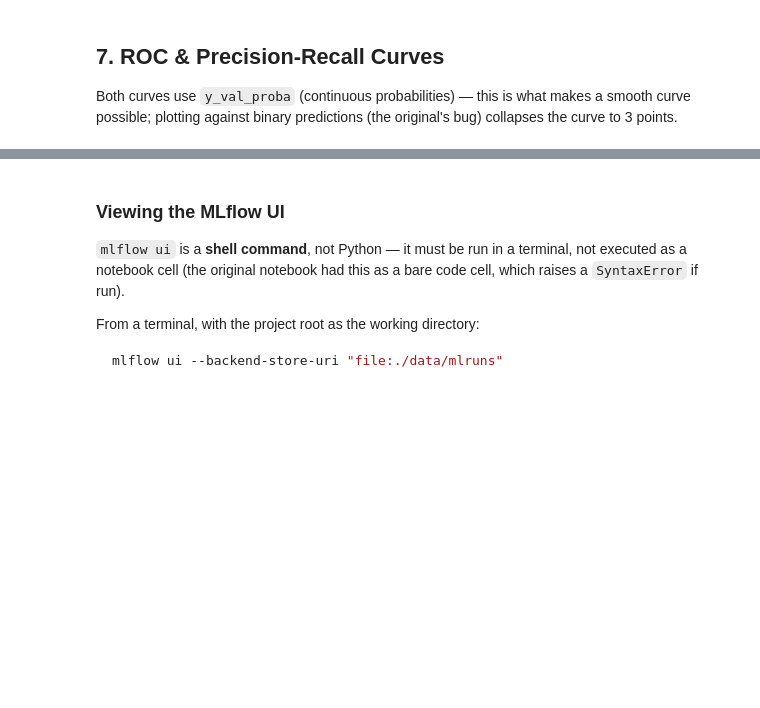
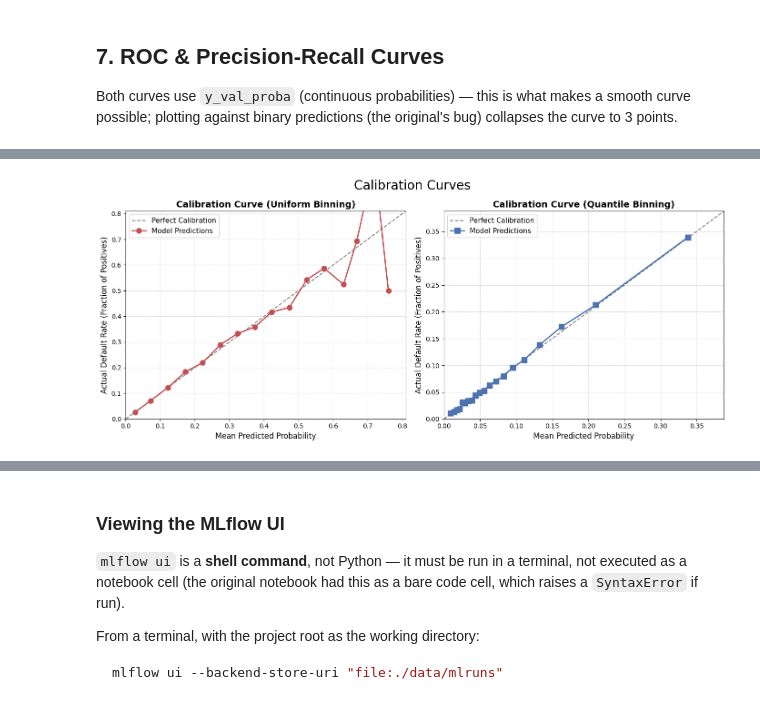
Before and after one commit to domjoseph2000/Credit_Risk_Analytics_Engine, a Jupyter notebook: src/Model-Training/LightGBM_v3/Model_LightGBM_v3.ipynb, the cells around one changed output, grey strips where cells are left out. Cells and saved outputs as stored; diff of their text form; code cells hidden in the pictures; blank space fills up the shorter version.

```diff
--- a/src/Model-Training/LightGBM_v3/Model_LightGBM_v3.ipynb
+++ b/src/Model-Training/LightGBM_v3/Model_LightGBM_v3.ipynb
@@ -314,0 +325,55 @@ handles categorical dtype reconstruction at inference time.
+# %%
+from sklearn.calibration import calibration_curve
+
+# Number of bins to divide the probabilities into
+N_BINS = 20
+
+# Calculate Calibration Curves using scikit-learn
+
+# Strategy 1: Uniform (Equal-width probability ranges, e.g., 0-10%, 10-20%)
+prob_true_uni, prob_pred_uni = calibration_curve(
+    y_val, y_val_proba, n_bins=N_BINS, strategy='uniform'
+)
+
+# Strategy 2: Quantile (Equal number of applicants in each bin)
+prob_true_quant, prob_pred_quant = calibration_curve(
+    y_val, y_val_proba, n_bins=N_BINS, strategy='quantile'
+)
+# ==============================================================================
+# 2. PLOTTING THE CHARTS
+# ==============================================================================
+fig_cal, (ax1, ax2) = plt.subplots(1, 2, figsize=(14, 6))
+
+# --- Plot 1: Uniform Binning ---
+ax1.plot([0, 1], [0, 1], linestyle='--', color='gray', label='Perfect Calibration')
+ax1.plot(prob_pred_uni, prob_true_uni, marker='o', color='#C44E52',
+         linewidth=2, markersize=8, label='Model Predictions')
+
+ax1.set_title('Calibration Curve (Uniform Binning)', fontsize=14, fontweight='bold')
+ax1.set_xlabel('Mean Predicted Probability', fontsize=12)
+ax1.set_ylabel('Actual Default Rate (Fraction of Positives)', fontsize=12)
+ax1.set_xlim([0.0, max(prob_pred_uni)+0.05])
+ax1.set_ylim([0.0, max(prob_pred_uni)+0.05])
+ax1.grid(True, linestyle='--', alpha=0.5)
+ax1.legend(loc='upper left', fontsize=11)
+
+# --- Plot 2: Quantile Binning ---
+ax2.plot([0, 1], [0, 1], linestyle='--', color='gray', label='Perfect Calibration')
+ax2.plot(prob_pred_quant, prob_true_quant, marker='s', color='#4C72B0',
+         linewidth=2, markersize=8, label='Model Predictions')
+
+ax2.set_title('Calibration Curve (Quantile Binning)', fontsize=14, fontweight='bold')
+ax2.set_xlabel('Mean Predicted Probability', fontsize=12)
+ax2.set_ylabel('Actual Default Rate (Fraction of Positives)', fontsize=12)
+ax2.set_xlim([0.0, max(prob_pred_quant)+0.05])
+ax2.set_ylim([0.0, max(prob_pred_quant)+0.05])
+ax2.grid(True, linestyle='--', alpha=0.5)
+ax2.legend(loc='upper left', fontsize=11)
+fig_cal.suptitle('Calibration Curves', fontsize=20)
+plt.tight_layout()
+plt.show()
+
+fig_cal.savefig(os.path.join(MODEL_OUTPUT_DIR, 'calibration_curves.png'), dpi=150, bbox_inches='tight')
+plt.show()
+# %% [output]
+[figure, added]
```
Also changed, not shown: parts of 24 cells of this notebook, 16 other files.
